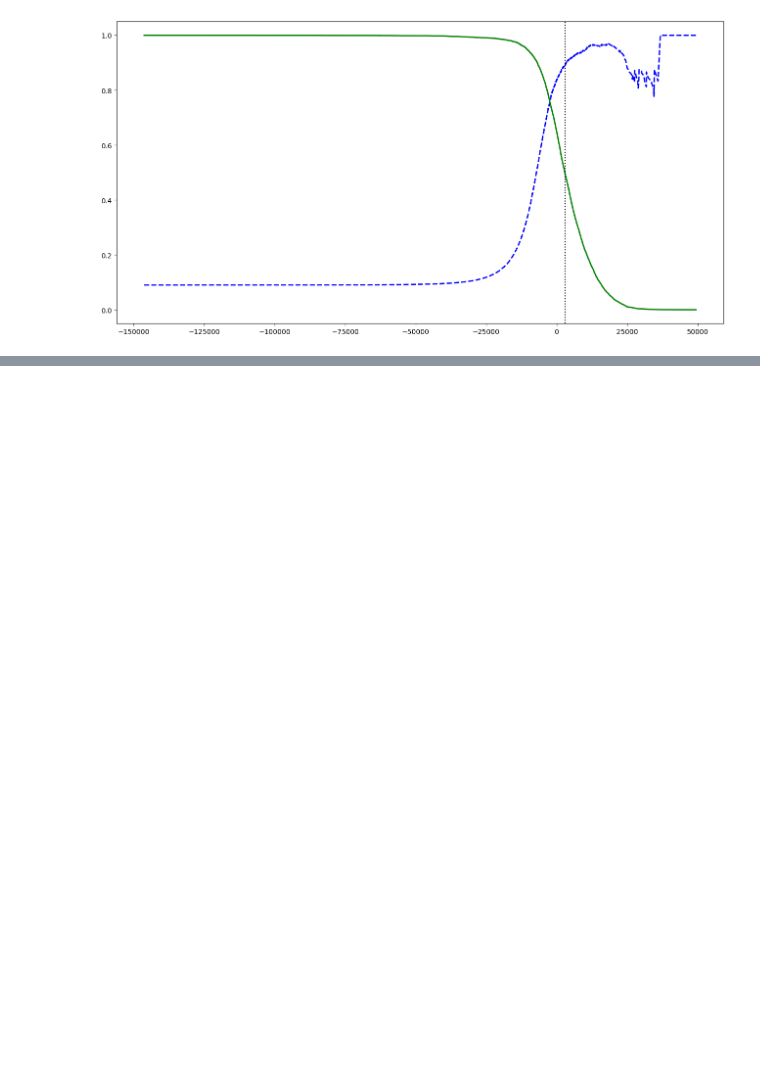
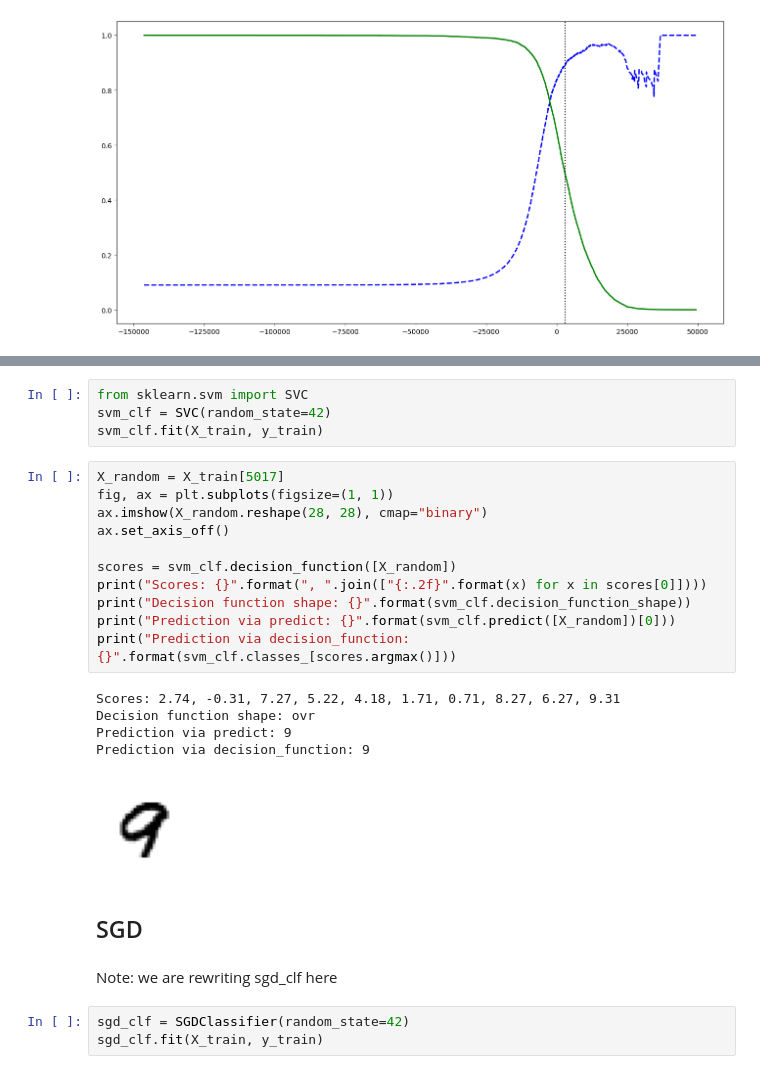
Before and after one commit to vaharoni/homl3, a Jupyter notebook: ch03/main.ipynb, the cells around one changed output, grey strips where cells are left out. Saved outputs shown, nothing was run; the diff lists cells and outputs as text; blank space fills up the shorter version.

```diff
--- a/ch03/main.ipynb
+++ b/ch03/main.ipynb
@@ -160,0 +357,28 @@ display()
+# %%
+from sklearn.svm import SVC
+svm_clf = SVC(random_state=42)
+svm_clf.fit(X_train, y_train)
+# %%
+X_random = X_train[5017]
+fig, ax = plt.subplots(figsize=(1, 1))
+ax.imshow(X_random.reshape(28, 28), cmap="binary")
+ax.set_axis_off()
+
+scores = svm_clf.decision_function([X_random])
+print("Scores: {}".format(", ".join(["{:.2f}".format(x) for x in scores[0]])))
+print("Decision function shape: {}".format(svm_clf.decision_function_shape))
+print("Prediction via predict: {}".format(svm_clf.predict([X_random])[0]))
+print("Prediction via decision_function: {}".format(svm_clf.classes_[scores.argmax()]))
+# %% [output]
+Scores: 2.74, -0.31, 7.27, 5.22, 4.18, 1.71, 0.71, 8.27, 6.27, 9.31
+Decision function shape: ovr
+Prediction via predict: 9
+Prediction via decision_function: 9
+[figure, added]
+# %% [markdown]
+## SGD
+# %% [markdown]
+Note: we are rewriting sgd_clf here
+# %%
+sgd_clf = SGDClassifier(random_state=42)
+sgd_clf.fit(X_train, y_train)
```
Also changed, not shown: parts of 30 cells of this notebook, 3 other files.
